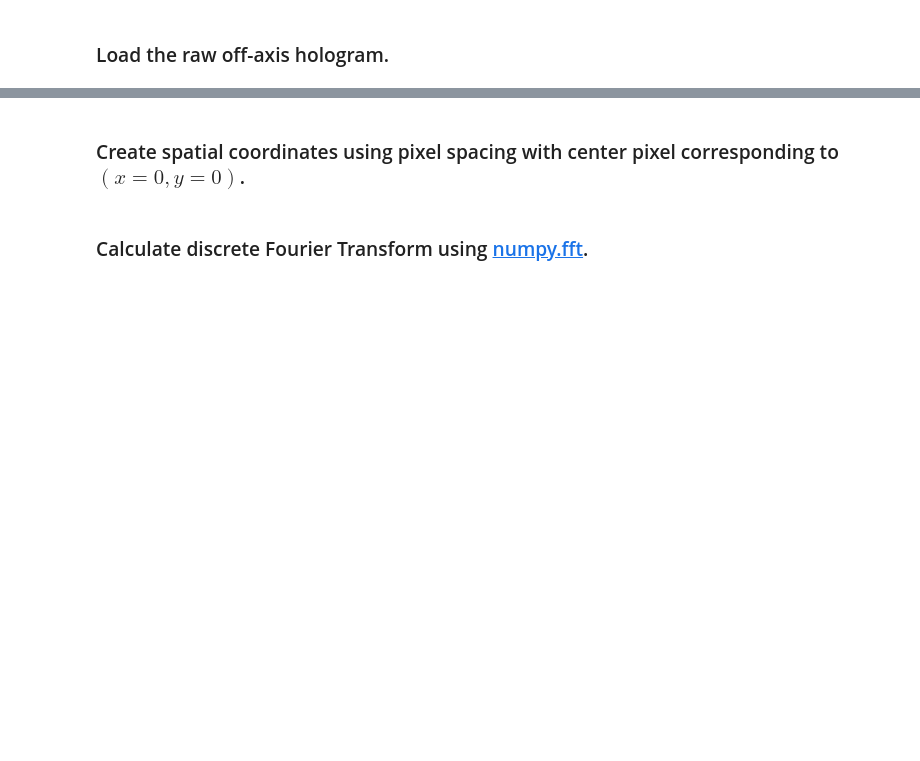
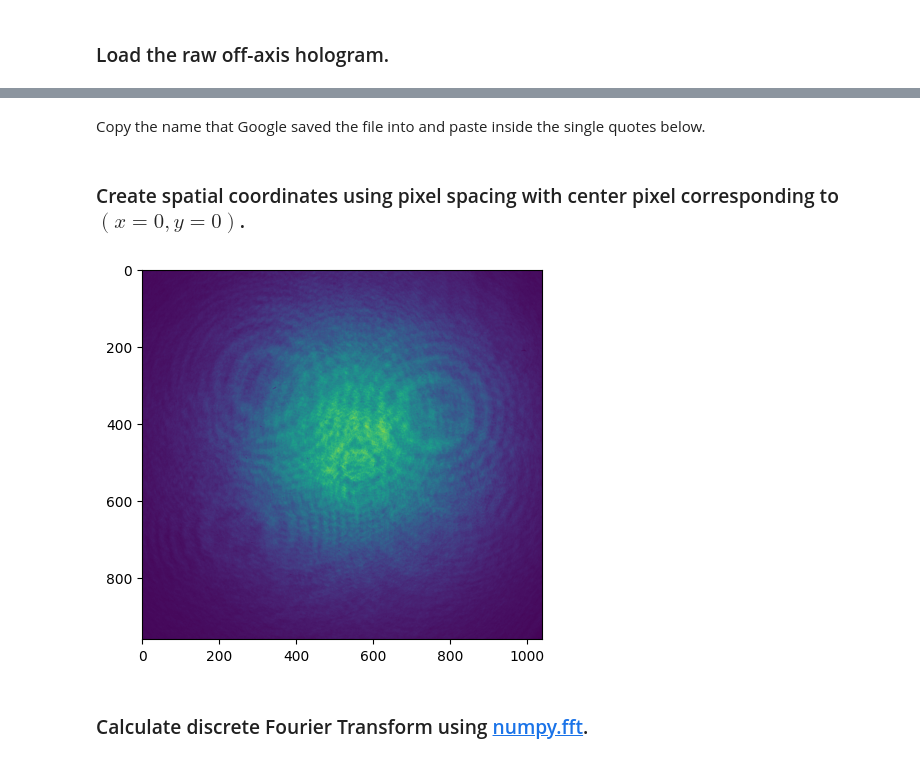
Before and after one commit to dpshepherd/PHY452_F2023, a Jupyter notebook: HW10_off_axis_hologram.ipynb, the cells around one changed output, grey strips where cells are left out. Drawn from its saved outputs; the diff is of its cells as text; code cells hidden in the pictures; blank space fills up the shorter version.

```diff
--- a/HW10_off_axis_hologram.ipynb
+++ b/HW10_off_axis_hologram.ipynb
@@ -67,5 +76,14 @@ raw_data = files.upload()
+# %% [markdown]
+Copy the name that Google saved the file into and paste inside the single quotes below.
+# %%
+raw_data = imread('PHY452_F2023_hologram (2).tif')
 # %% [markdown]
 ### Create spatial coordinates using pixel spacing with center pixel corresponding to $(x=0,y=0)$.
+# %%
+plt.imshow(raw_data)
+plt.show()
+# %% [output]
+[figure, added]
 # %% [markdown]
 ### Calculate discrete Fourier Transform using [numpy.fft](https://numpy.org/doc/stable/reference/routines.fft.html).
 # %% [markdown]
```
Also changed, not shown: parts of 4 cells of this notebook.
